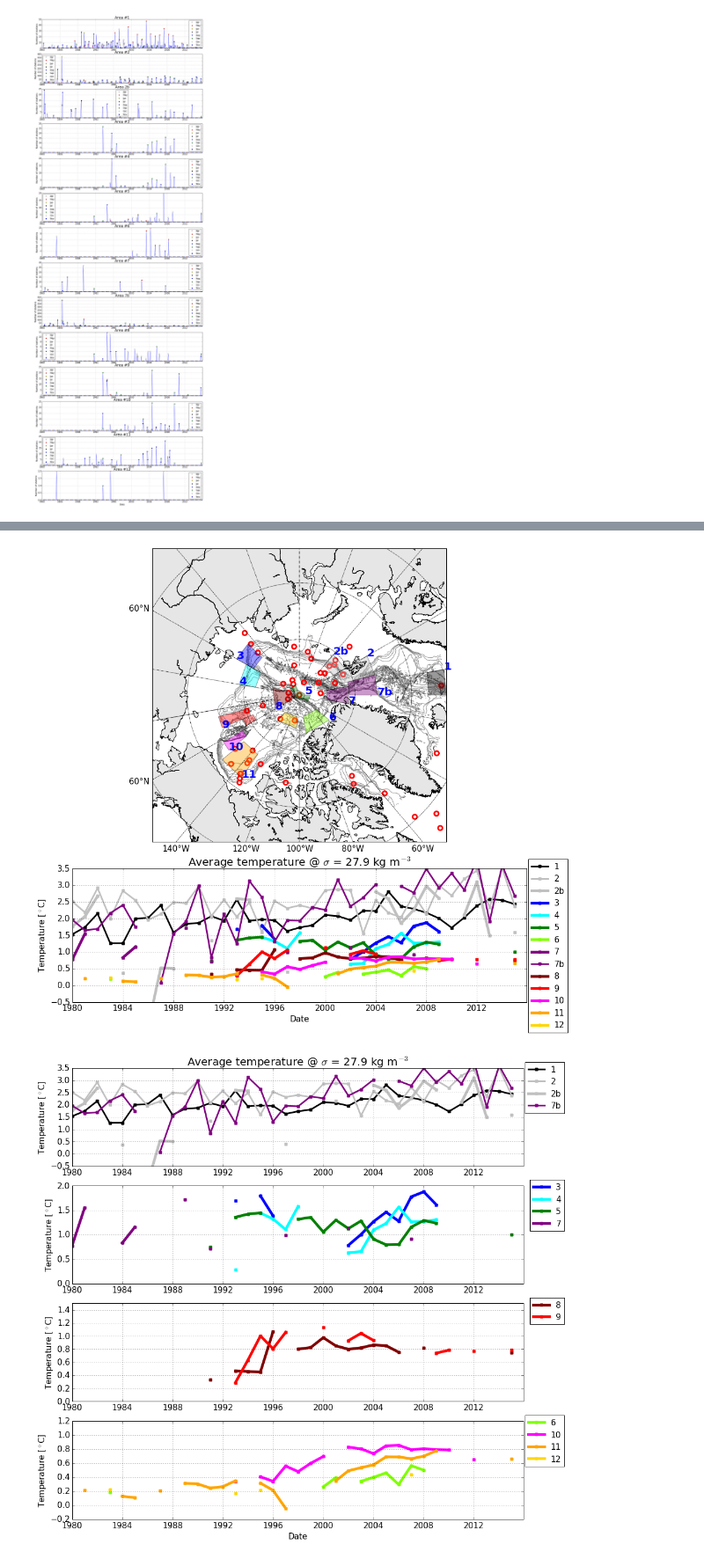
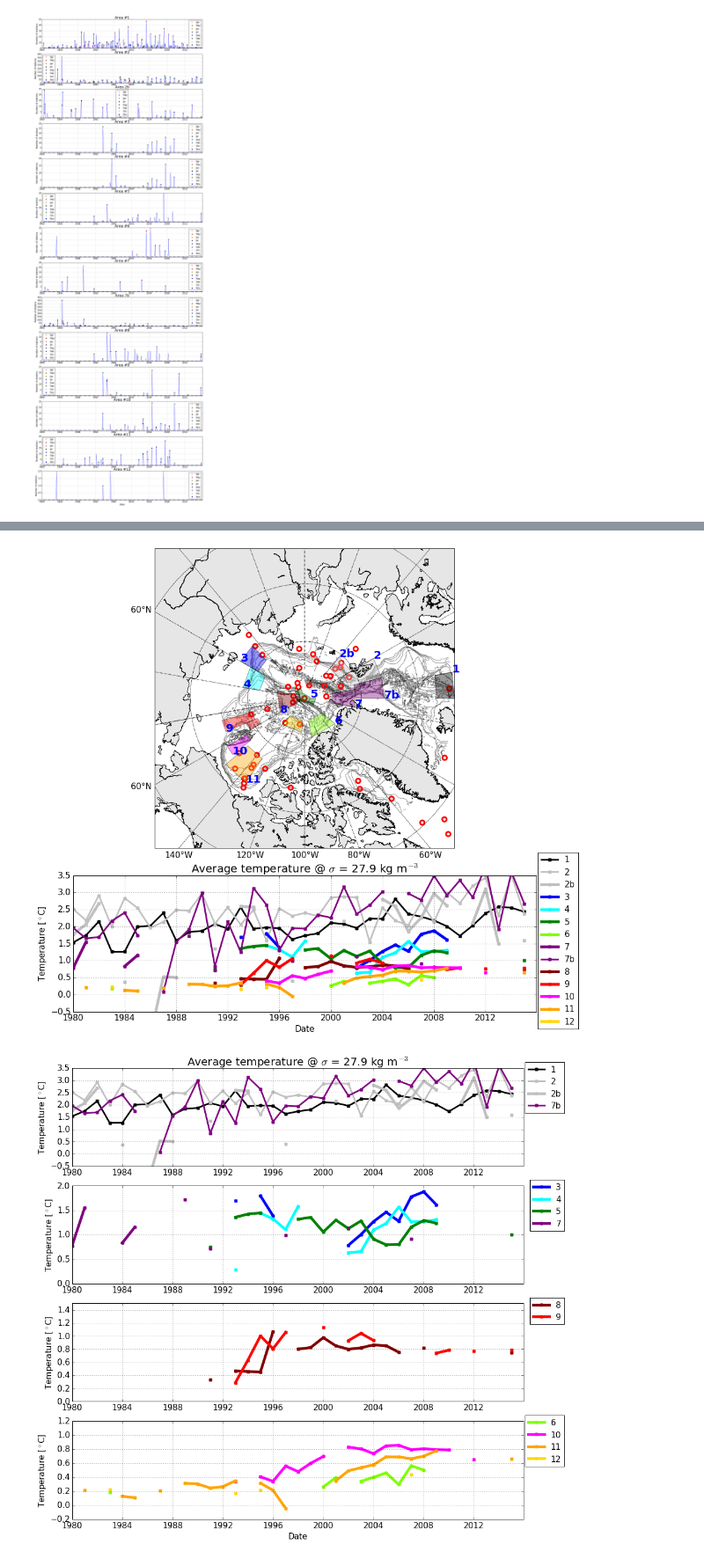
Before and after one commit to UBC-MOAD/analysis-melanie, a Jupyter notebook: notebooks/Geotraces2015data/WOD-fromODV-64N90N-TemperatureOnIsopycn27.9-SpecificAreas-monthlyDistrib.ipynb, the cells around one changed output, grey strips where cells are left out. Shown at 88% size. Drawn from its saved outputs; the diff is of its cells as text; code cells hidden in the pictures.

```diff
--- a/notebooks/Geotraces2015data/WOD-fromODV-64N90N-TemperatureOnIsopycn27.9-SpecificAreas-monthlyDistrib.ipynb
+++ b/notebooks/Geotraces2015data/WOD-fromODV-64N90N-TemperatureOnIsopycn27.9-SpecificAreas-monthlyDistrib.ipynb
@@ -478,35 +478,37 @@ for area in (area1,area2,area2b,area3,area4,area5,area6,area7,area7b,area8,area9
             Monthly = area[(area.Date.str.startswith(year) == True) & (area.Date.str.contains(month))]
             MeanTemp = Monthly.temp.mean()
             Len=len(Monthly.index)
             nbOfStaPerMonth.append(Len)
             AveTempPerMonth.append(MeanTemp)
     i +=1
 
     #ax.plot(Xaxis,AveTempPerMonth,label='_nolegend_')
     if i < 3:
         ax2.plot(Xax,AveTempPerYear,marker='+',mew=5,color=c[i-1],linewidth=3,label=i) ## Year Average
     if i == 3:
         ax2.plot(Xax,AveTempPerYear,marker='+',mew=5,color=c[i-1],linewidth=5,label='%sb' % (i-1)) ## Year Average
     if (i > 3) & (i < 9):
         ax2.plot(Xax,AveTempPerYear,marker='+',mew=5,color=c[i-1],linewidth=5,label=i-1) ## Year Average
     if i == 9:
         ax2.plot(Xax,AveTempPerYear,marker='+',mew=5,color=c[i-1],linewidth=3,label='%sb' % (i-2)) ## Year Average
     if (i > 9) & (i < 15):
         ax2.plot(Xax,AveTempPerYear,marker='+',mew=5,color=c[i-1],linewidth=5,label=i-2) ## Year Average
-    ax2.legend(numpoints=1,bbox_to_anchor=(1.1, 1.1),framealpha=1,fontsize=15)
+    ax2.legend(numpoints=1,bbox_to_anchor=(1.1, 1.2),framealpha=1,fontsize=15)
     ax2.set_title('Average temperature @ $\sigma$ = 27.9 kg m$^{-3}$', fontsize = '20')
     ax2.set_xlim(Xaxis[0],Xaxis[431])
     ax2.set_ylim(-0.5,3.5)
     ax2.set_ylabel('Temperature [$^\circ$C]',fontsize='15')
     ax2.set_xlabel('Date',fontsize='15')
     ax2.tick_params(labelsize=15)
     ax2.grid(True)
 
 
 
 plt.show()
+
+fig.savefig('/ocean/mgrenier/geotraces/analysis-Melanie/notebooks/Geotraces2015data/Figures/WOD-area-yearlyAve.png', bbox_inches='tight')
 # %% [output]
-[figure, old version]
+[figure, new version]
 # %%
 area1 = pd.read_pickle('/home/mgrenier/Documents/Data_Arctic/WorldOceanDatabase/18Oct16-64N90N-CTD/area1-pickled')
 area2 = pd.read_pickle('/home/mgrenier/Documents/Data_Arctic/WorldOceanDatabase/18Oct16-64N90N-CTD/area2-pickled')
```
Also changed, not shown: parts of 2 cells of this notebook, 2 other files.
